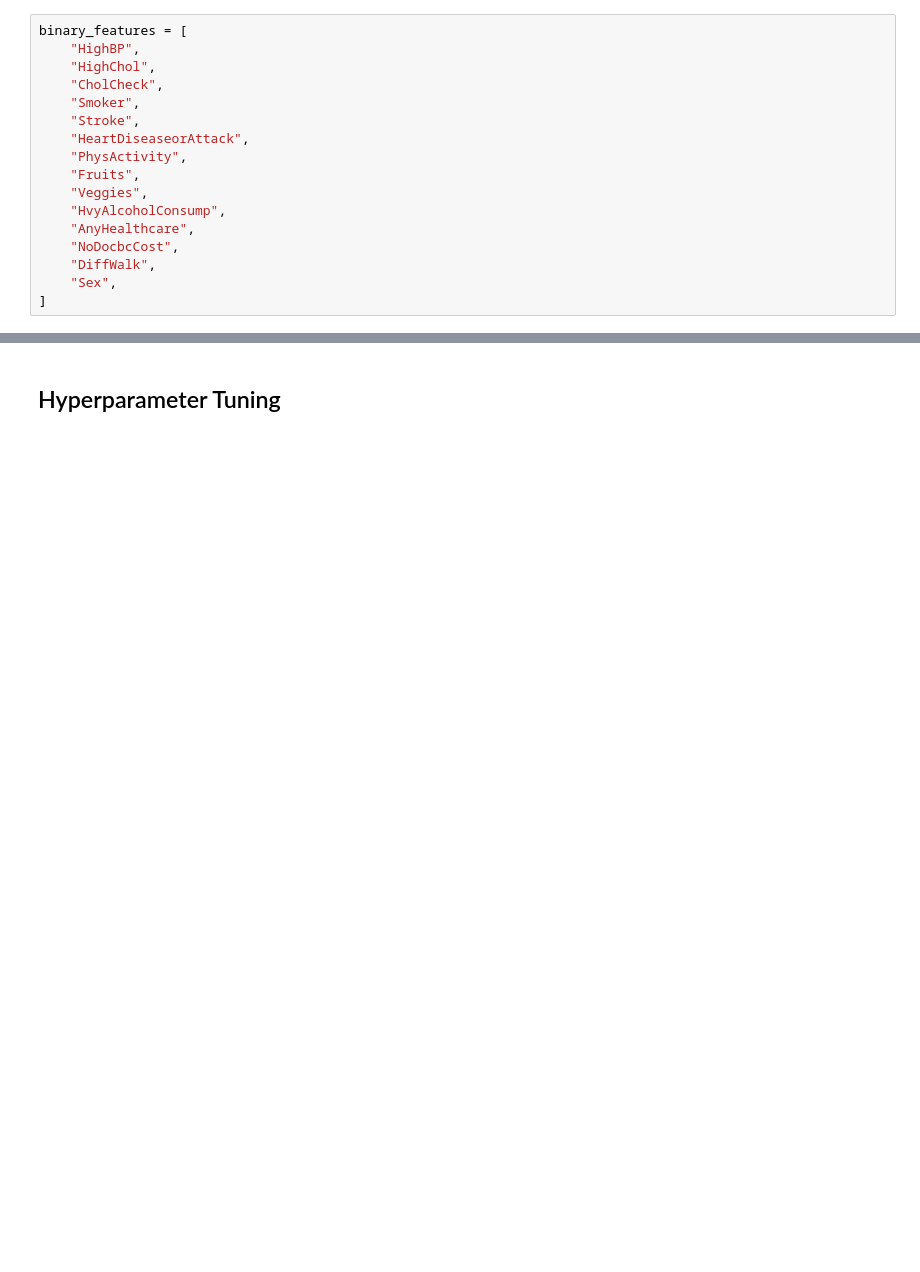
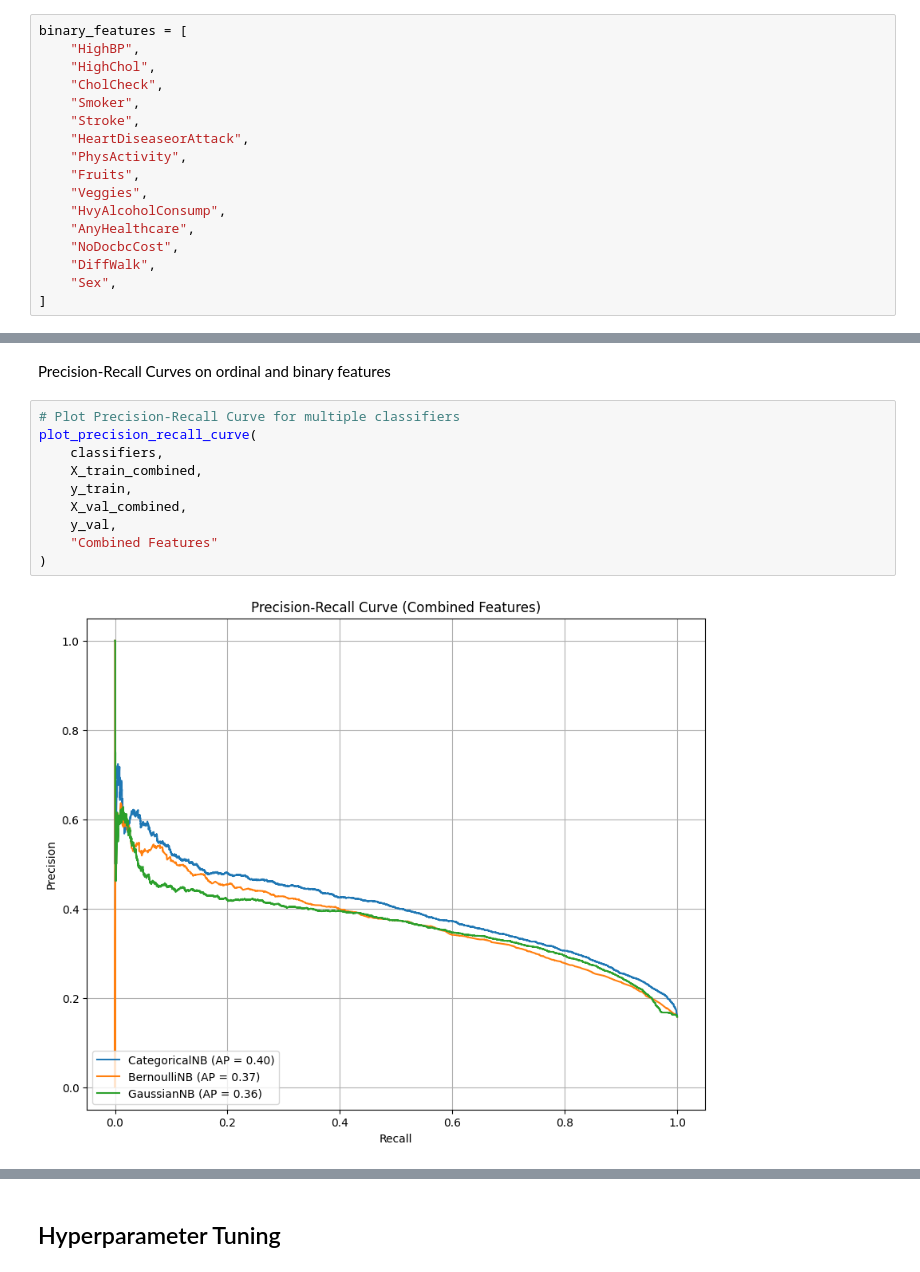
Before and after one commit to benediktpri/ie500_data_mining_project, a Jupyter notebook: notebooks/naive_bayes_philipp.ipynb, the cells around one changed output, grey strips where cells are left out. Saved outputs shown, nothing was run; the diff lists cells and outputs as text; blank space fills up the shorter version.

```diff
--- a/notebooks/naive_bayes_philipp.ipynb
+++ b/notebooks/naive_bayes_philipp.ipynb
@@ -130,0 +312,14 @@ Using only binary features for the Bernoulli Naive Bayes classifier **increases*
+# %% [markdown]
+Precision-Recall Curves on ordinal and binary features
+# %%
+# Plot Precision-Recall Curve for multiple classifiers
+plot_precision_recall_curve(
+    classifiers,
+    X_train_combined,
+    y_train,
+    X_val_combined,
+    y_val,
+    "Combined Features"
+)
+# %% [output]
+[figure, added]
```
Also changed, not shown: parts of 84 cells of this notebook, 6 other files.
